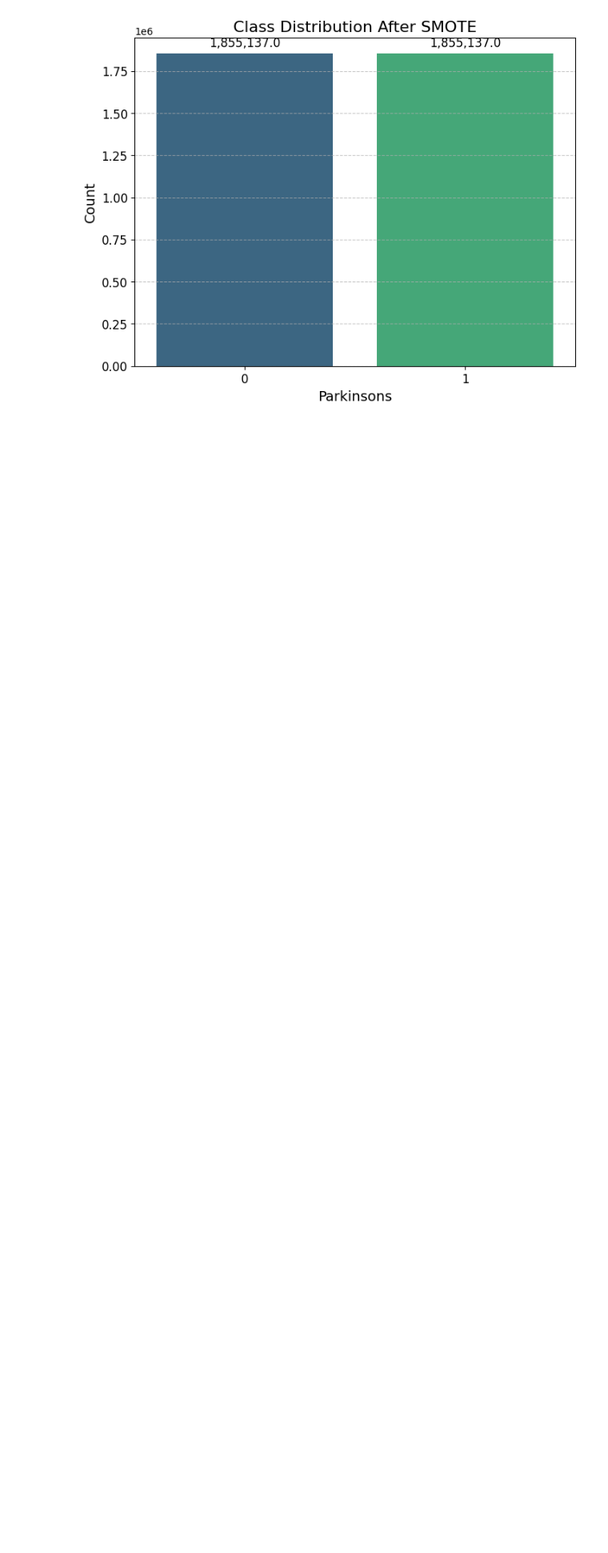
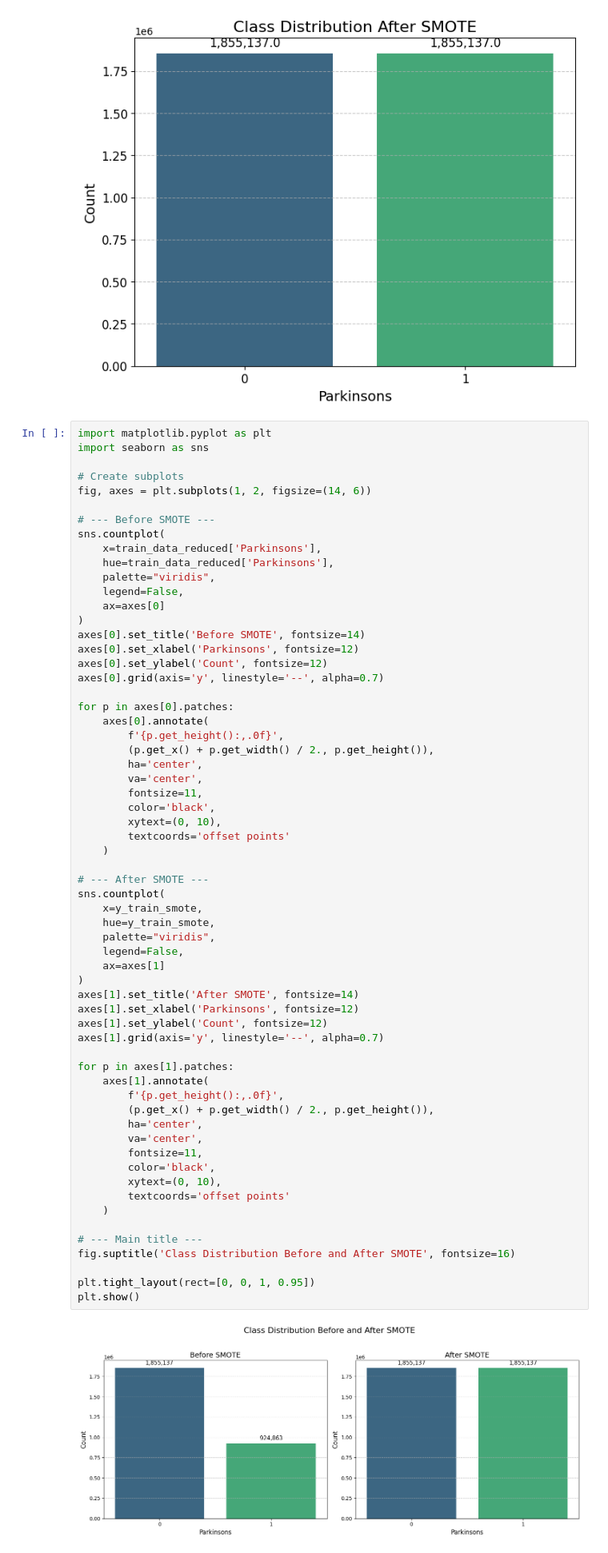
Before and after one commit to thiha-kyaw-zaw/parkinsons-keystroke-detection, a Jupyter notebook: notebooks/parkinsons_keystroke_detection.ipynb, the cells around one changed output. Shown at 80% size. Saved outputs shown, nothing was run; the diff lists cells and outputs as text; blank space fills up the shorter version.

```diff
--- a/notebooks/parkinsons_keystroke_detection.ipynb
+++ b/notebooks/parkinsons_keystroke_detection.ipynb
@@ -1324,6 +1324,70 @@ Passing `palette` without assigning `hue` is deprecated and will be removed in v
 
   sns.countplot(x=y_train_smote, palette="viridis")
 [figure]
+# %%
+import matplotlib.pyplot as plt
+import seaborn as sns
+
+# Create subplots
+fig, axes = plt.subplots(1, 2, figsize=(14, 6))
+
+# --- Before SMOTE ---
+sns.countplot(
+    x=train_data_reduced['Parkinsons'],
+    hue=train_data_reduced['Parkinsons'],
+    palette="viridis",
+    legend=False,
+    ax=axes[0]
+)
+axes[0].set_title('Before SMOTE', fontsize=14)
+axes[0].set_xlabel('Parkinsons', fontsize=12)
+axes[0].set_ylabel('Count', fontsize=12)
+axes[0].grid(axis='y', linestyle='--', alpha=0.7)
+
+for p in axes[0].patches:
+    axes[0].annotate(
+        f'{p.get_height():,.0f}',
+        (p.get_x() + p.get_width() / 2., p.get_height()),
+        ha='center',
+        va='center',
+        fontsize=11,
+        color='black',
+        xytext=(0, 10),
+        textcoords='offset points'
+    )
+
+# --- After SMOTE ---
+sns.countplot(
+    x=y_train_smote,
+    hue=y_train_smote,
+    palette="viridis",
+    legend=False,
+    ax=axes[1]
+)
+axes[1].set_title('After SMOTE', fontsize=14)
+axes[1].set_xlabel('Parkinsons', fontsize=12)
+axes[1].set_ylabel('Count', fontsize=12)
+axes[1].grid(axis='y', linestyle='--', alpha=0.7)
+
+for p in axes[1].patches:
+    axes[1].annotate(
+        f'{p.get_height():,.0f}',
+        (p.get_x() + p.get_width() / 2., p.get_height()),
+        ha='center',
+        va='center',
+        fontsize=11,
+        color='black',
+        xytext=(0, 10),
+        textcoords='offset points'
+    )
+
+# --- Main title ---
+fig.suptitle('Class Distribution Before and After SMOTE', fontsize=16)
+
+plt.tight_layout(rect=[0, 0, 1, 0.95])
+plt.show()
+# %% [output]
+[figure, added]
 # %% [markdown]
 ## 🤖 Model Training
 - Random Forest
```
Also changed, not shown: 1 other file.
